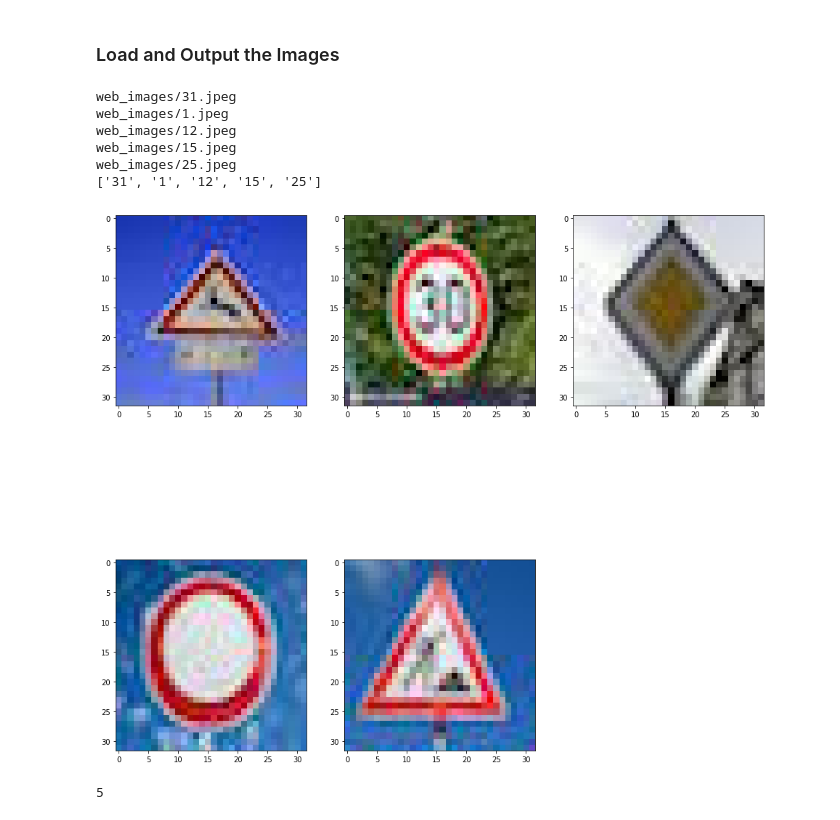
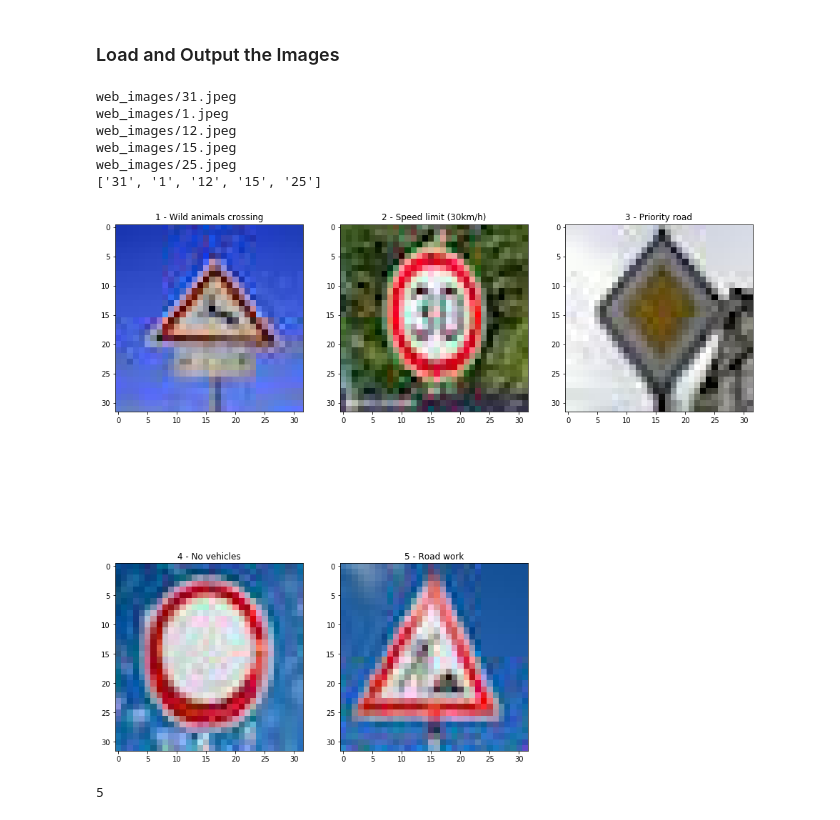
Before and after one commit to AfterDreaming/CarND-Traffic-Sign-Classifier-Project, a Jupyter notebook: Traffic_Sign_Classifier.ipynb, the cells around one changed output. Saved outputs shown, nothing was run; the diff lists cells and outputs as text; code cells hidden in the pictures.

```diff
--- a/Traffic_Sign_Classifier.ipynb
+++ b/Traffic_Sign_Classifier.ipynb
@@ -368,34 +379,36 @@ You may find `signnames.csv` useful as it contains mappings from the class id (i
 ### Load the images and plot them here.
 ### Feel free to use as many code cells as needed.
 import matplotlib.image as mpimg
 import os
 directory = 'web_images/'
 img_list = os.listdir(directory)
 images = []
 y_webImage=[]
 for i in range((len(img_list))):
     img = mpimg.imread(directory + img_list[i])
     print(directory + img_list[i])
     images.append(img)
     y_webImage.append(img_list[i].split(".")[0])
 print(y_webImage)
 
 web_images = np.asarray(images)
 figure = plt.figure(figsize=(16,16))
 for i in range(len(images)):
     img = web_images[i]
     ax = figure.add_subplot(2,3,i + 1)
     ax.imshow(img, interpolation='none')
+    ax.set_title(str(i + 1) + ' - ' + labelDict[str(y_webImage[i])])
+
 
 plt.show()
 # %% [output]
 web_images/31.jpeg
 web_images/1.jpeg
 web_images/12.jpeg
 web_images/15.jpeg
 web_images/25.jpeg
 ['31', '1', '12', '15', '25']
-[figure, old version]
+[figure, new version]
 # %%
 # Preprocess the web image data
 X_webImages = (web_images - np.mean(web_images))/np.std(web_images)
```
Also changed, not shown: parts of 9 cells of this notebook.
